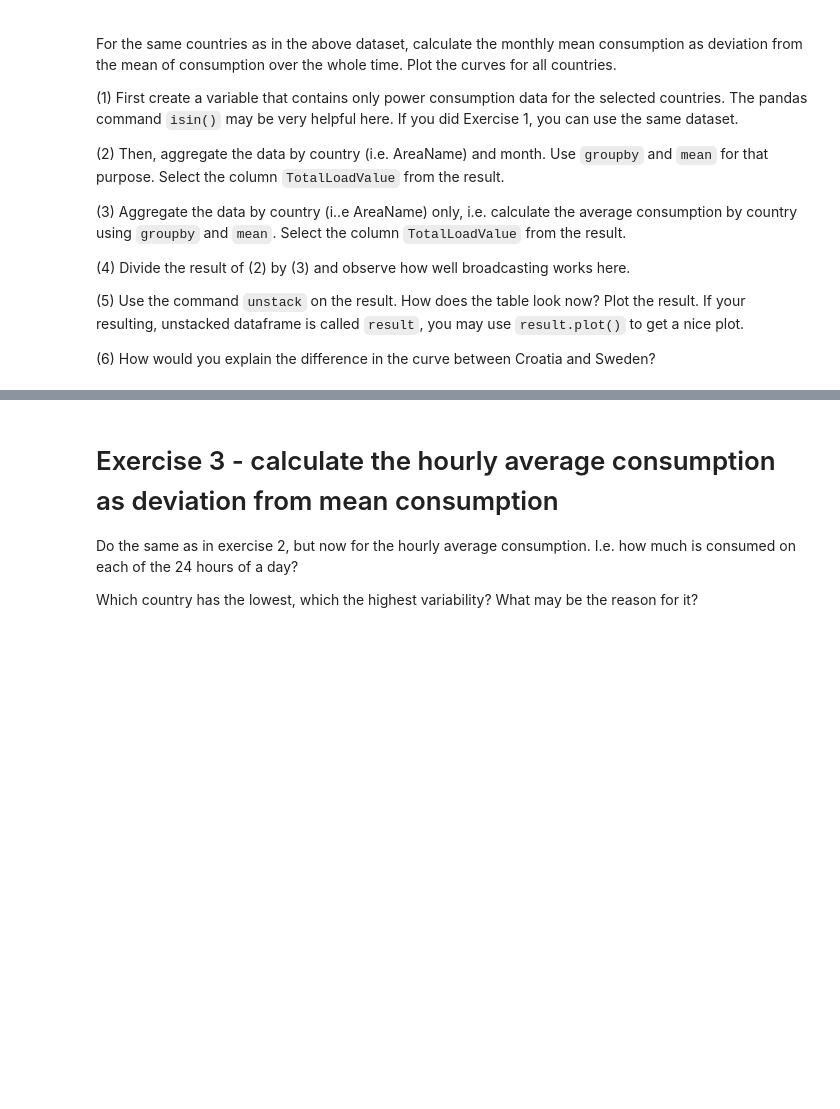
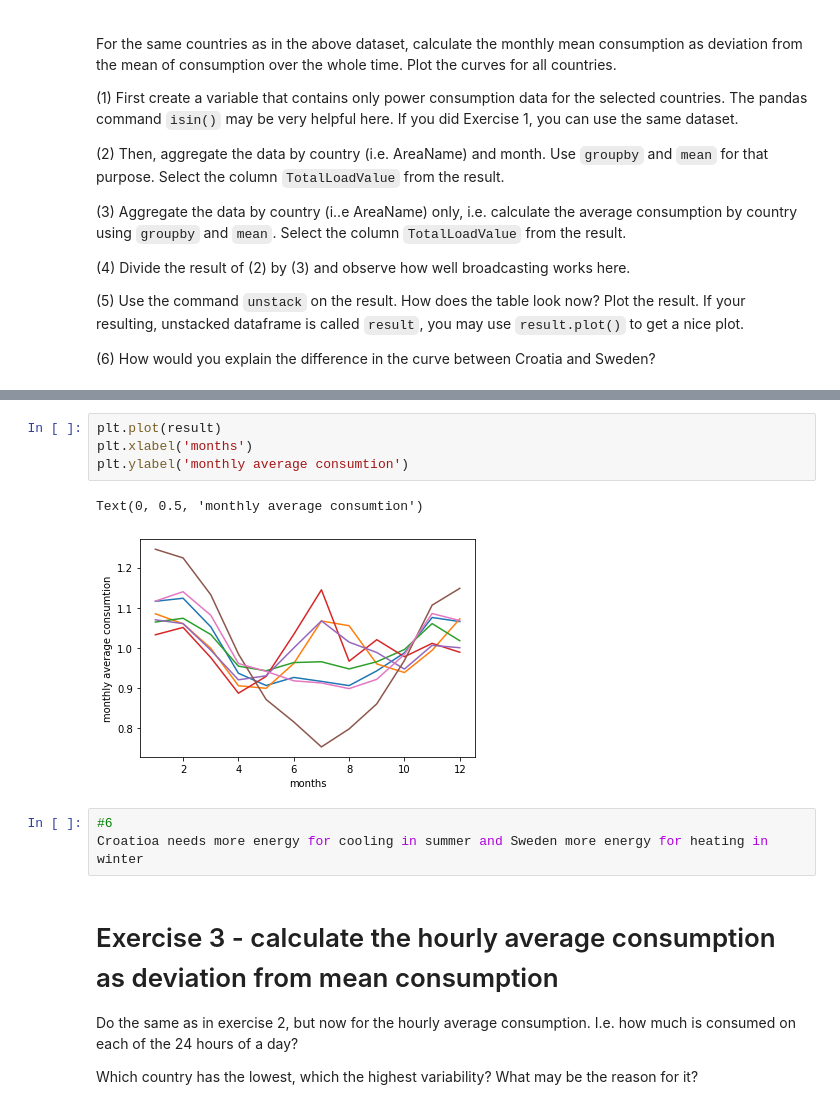
Before and after one commit to barbarakalous/homework-scientific-computing, a Jupyter notebook: homework06-pandas/homework06-barbarakalous.ipynb, the cells around one changed output, grey strips where cells are left out. Drawn from its saved outputs; the diff is of its cells as text; blank space fills up the shorter version.

```diff
--- a/homework06-pandas/homework06-barbarakalous.ipynb
+++ b/homework06-pandas/homework06-barbarakalous.ipynb
@@ -133,3 +241,13 @@ For the same countries as in the above dataset, calculate the monthly mean consu
+# %%
+plt.plot(result)
+plt.xlabel('months')
+plt.ylabel('monthly average consumtion')
+# %% [output]
+Text(0, 0.5, 'monthly average consumtion')
+[figure, added]
+# %%
+#6
+Croatioa needs more energy for cooling in summer and Sweden more energy for heating in winter
 # %% [markdown]
 # Exercise 3 - calculate the hourly average consumption as deviation from mean consumption
 
```
Also changed, not shown: parts of 28 cells of this notebook.
